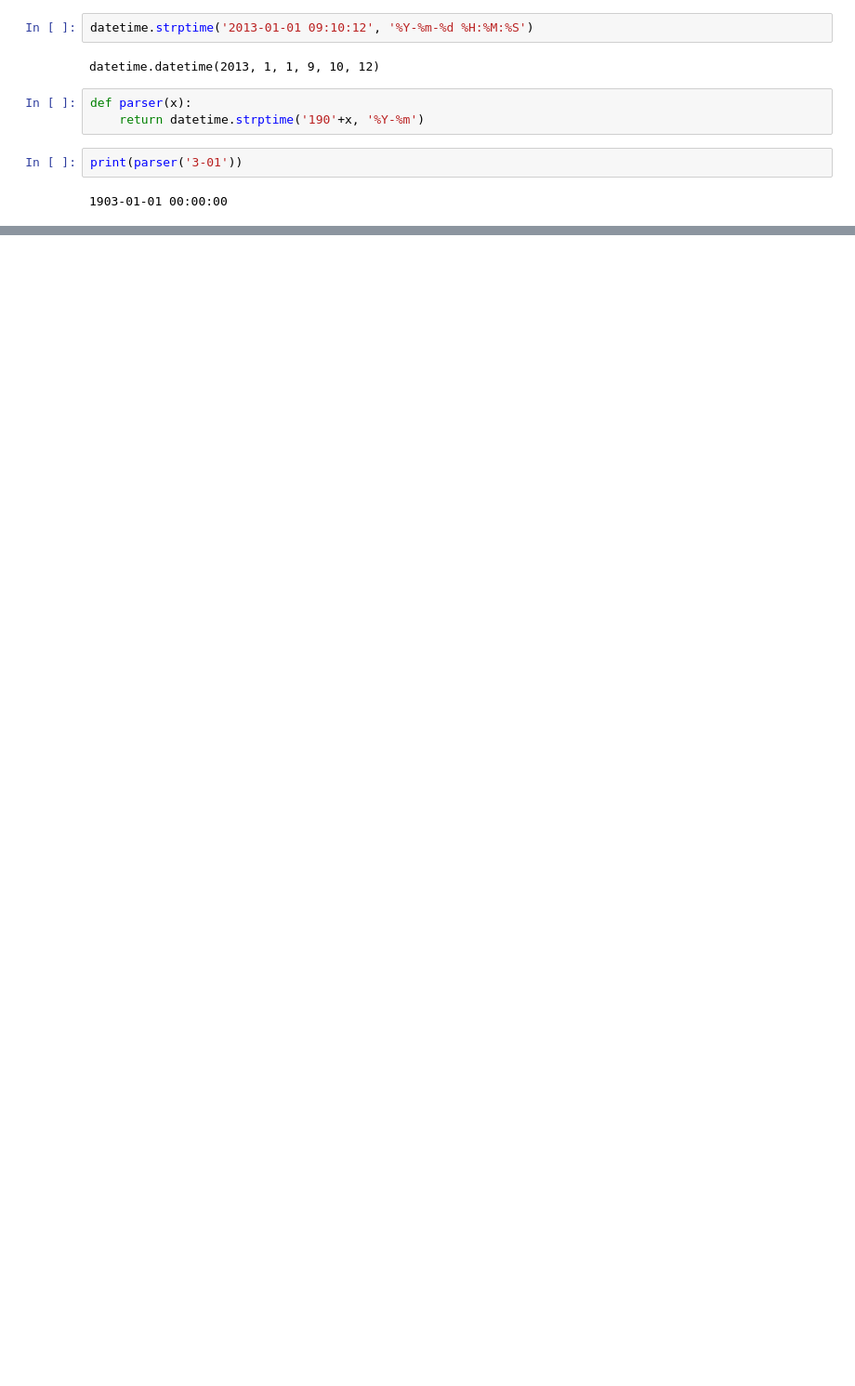
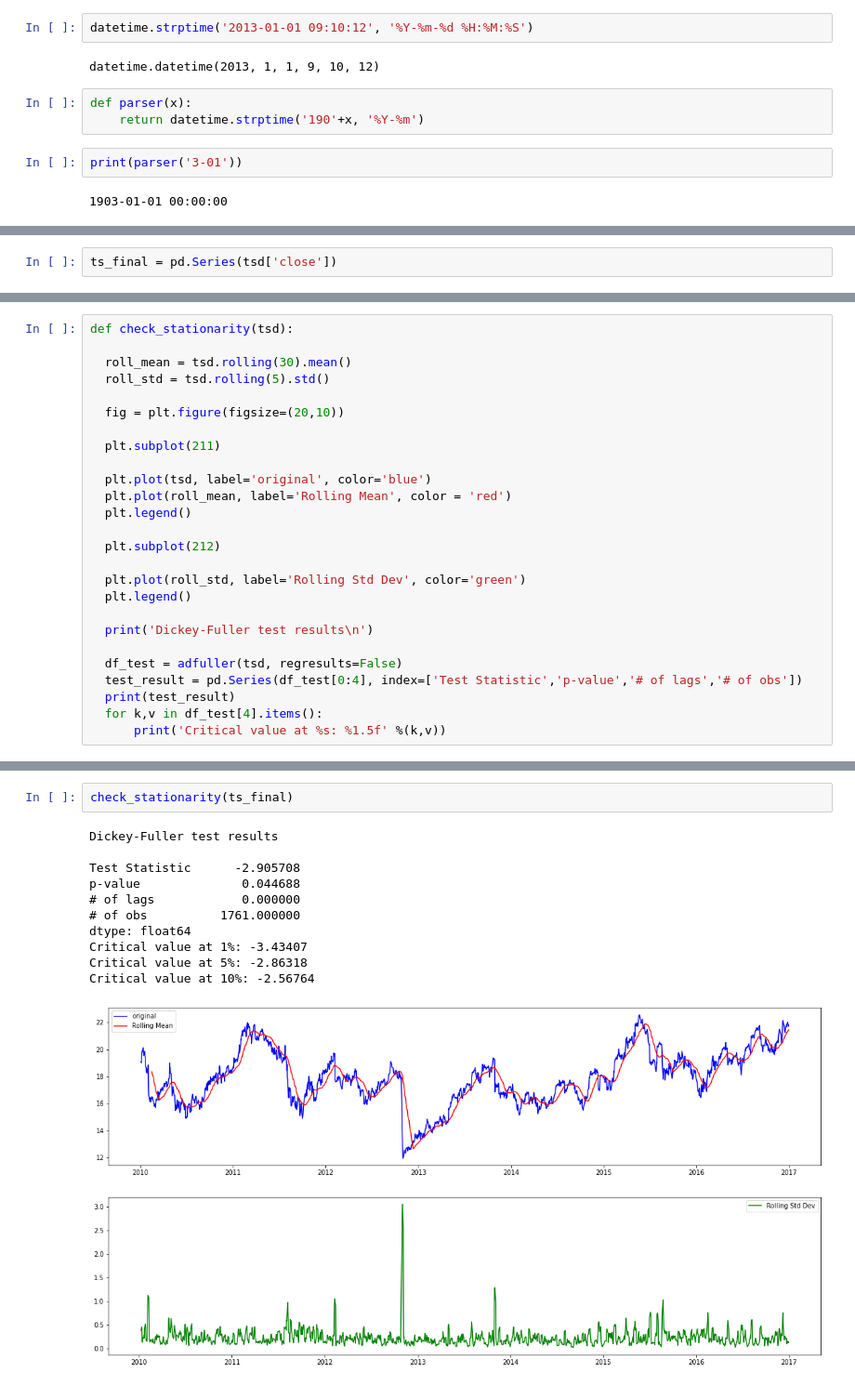
Before and after one commit to PavanReddy28/CRuX, a Jupyter notebook: TimeSeriesForecasting.ipynb, the cells around one changed output, grey strips where cells are left out. Shown at 93% size. Drawn from its saved outputs; the diff is of its cells as text; blank space fills up the shorter version.

```diff
--- a/TimeSeriesForecasting.ipynb
+++ b/TimeSeriesForecasting.ipynb
@@ -51,0 +112,2 @@ plt.show()
+# %%
+ts_final = pd.Series(tsd['close'])
@@ -51,0 +171,26 @@ plt.show()
+# %%
+def check_stationarity(tsd):
+
+  roll_mean = tsd.rolling(30).mean()
+  roll_std = tsd.rolling(5).std()
+
+  fig = plt.figure(figsize=(20,10))
+
+  plt.subplot(211)
+
+  plt.plot(tsd, label='original', color='blue')
+  plt.plot(roll_mean, label='Rolling Mean', color = 'red')
+  plt.legend()
+
+  plt.subplot(212)
+
+  plt.plot(roll_std, label='Rolling Std Dev', color='green')
+  plt.legend()
+
+  print('Dickey-Fuller test results\n')
+
+  df_test = adfuller(tsd, regresults=False)
+  test_result = pd.Series(df_test[0:4], index=['Test Statistic','p-value','# of lags','# of obs'])
+  print(test_result)
+  for k,v in df_test[4].items():
+      print('Critical value at %s: %1.5f' %(k,v))
@@ -51,0 +201,14 @@ plt.show()
+# %%
+check_stationarity(ts_final)
+# %% [output]
+Dickey-Fuller test results
+
+Test Statistic      -2.905708
+p-value              0.044688
+# of lags            0.000000
+# of obs          1761.000000
+dtype: float64
+Critical value at 1%: -3.43407
+Critical value at 5%: -2.86318
+Critical value at 10%: -2.56764
+[figure, added]
```
Also changed, not shown: parts of 58 cells of this notebook.
